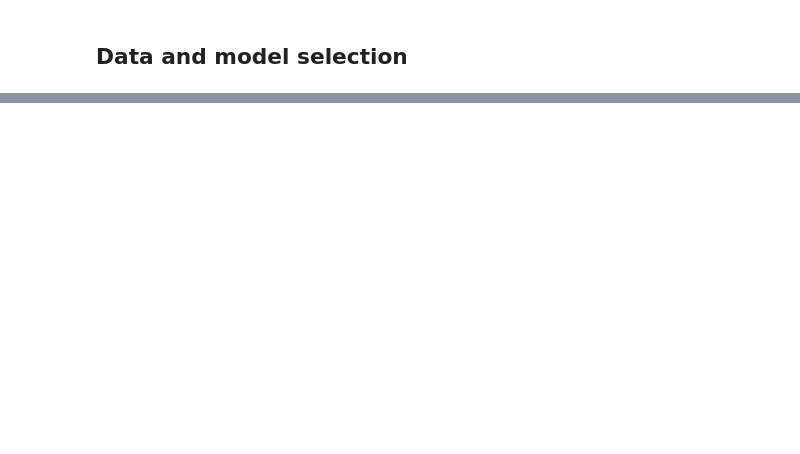
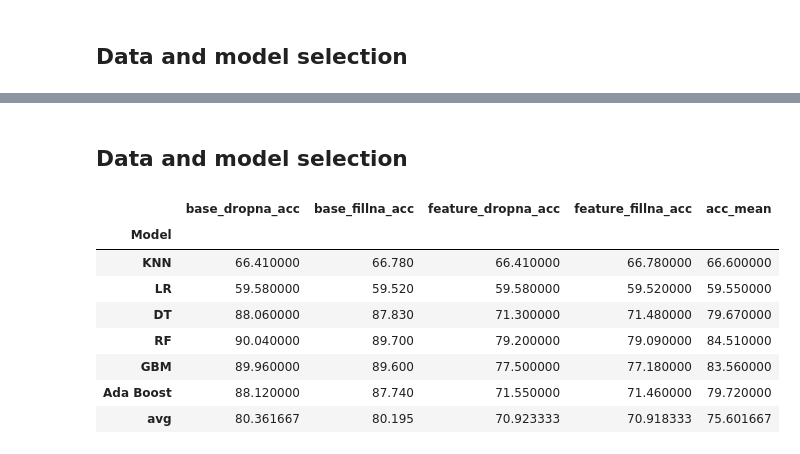
Before and after one commit to pocketgirl89757/CS5228_Project, a Jupyter notebook: data_model_selection.ipynb, the cells around one changed output, grey strips where cells are left out. Saved outputs shown, nothing was run; the diff lists cells and outputs as text; code cells hidden in the pictures; blank space fills up the shorter version.

Commit message:
Cleaned up model selection

```diff
--- a/data_model_selection.ipynb
+++ b/data_model_selection.ipynb
@@ -485,0 +483,7 @@ F1_record.head(10)
+# %%
+drop_columns = ['DisbursementDate','ApprovalFY','GrAppv','SBA_Appv','RetainedJob']
+
+base_dropna = get_data(le=le,type='train', dropna=True, get_dummy=True, feature_split=False, values_only=True,drop_columns=drop_columns)
+base_fillna = get_data(le=le,type='train', dropna=False, get_dummy=True, feature_split=False, values_only=True,drop_columns=drop_columns)
+feature_dropna = get_data(le=le,type='train', dropna=True, get_dummy=True, feature_split=True, values_only=True,drop_columns=drop_columns)
+feature_fillna = get_data(le=le,type='train', dropna=False, get_dummy=True, feature_split=True, values_only=True,drop_columns=drop_columns)
@@ -485,0 +619,2 @@ F1_record.head(10)
+# %% [markdown]
+## Data and model selection
@@ -485,0 +663,22 @@ F1_record.head(10)
+# %%
+accuracy_record = pd.DataFrame({'Model': model_names, 'base_dropna_acc': base_dropna_acc, 'base_fillna_acc': base_fillna_acc, 'feature_dropna_acc': feature_dropna_acc, 'feature_fillna_acc': feature_fillna_acc})
+accuracy_record['acc_mean'] = accuracy_record.mean(axis=1).round(2)
+accuracy_record.set_index('Model', inplace=True)
+accuracy_record.loc['avg'] = accuracy_record.mean()
+
+F1_record = pd.DataFrame({'Model': model_names, 'base_dropna_f1': base_dropna_f1, 'base_fillna_f1': base_fillna_f1, 'feature_dropna_f1': feature_dropna_f1, 'feature_fillna_f1': feature_fillna_f1})
+F1_record['F1_mean'] = F1_record.mean(axis=1).round(2)
+F1_record.set_index('Model', inplace=True)
+F1_record.loc['avg'] = F1_record.mean()
+# %%
+accuracy_record.head(10)
+# %% [output]
+|  | base_dropna_acc | base_fillna_acc | feature_dropna_acc | feature_fillna_acc | acc_mean |
+| Model |  |  |  |  |  |
+| KNN | 66.410000 | 66.780 | 66.410000 | 66.780000 | 66.600000 |
+| LR | 59.580000 | 59.520 | 59.580000 | 59.520000 | 59.550000 |
+| DT | 88.060000 | 87.830 | 71.300000 | 71.480000 | 79.670000 |
+| RF | 90.040000 | 89.700 | 79.200000 | 79.090000 | 84.510000 |
+| GBM | 89.960000 | 89.600 | 77.500000 | 77.180000 | 83.560000 |
+| Ada Boost | 88.120000 | 87.740 | 71.550000 | 71.460000 | 79.720000 |
+| avg | 80.361667 | 80.195 | 70.923333 | 70.918333 | 75.601667 |
```
Also changed, not shown: parts of 39 cells of this notebook, 1 other file.
